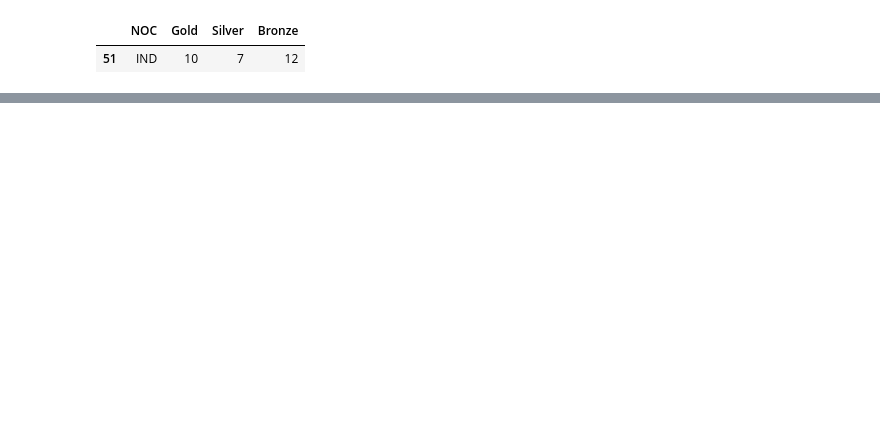
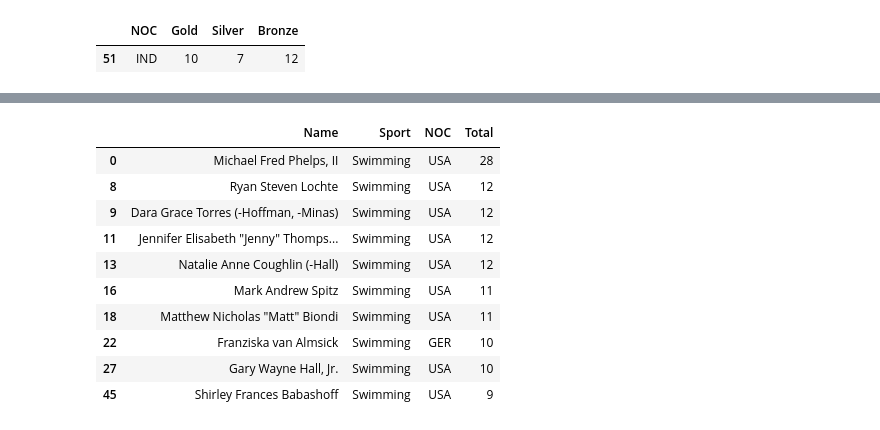
Before and after one commit to yaseenddar/A-I, a Jupyter notebook: DeepLearning/Projects/Olympic_Data_Analysis/Olympics_Analysis.ipynb, the cells around one changed output, grey strips where cells are left out. Saved outputs shown, nothing was run; the diff lists cells and outputs as text; code cells hidden in the pictures; blank space fills up the shorter version.

```diff
--- a/DeepLearning/Projects/Olympic_Data_Analysis/Olympics_Analysis.ipynb
+++ b/DeepLearning/Projects/Olympic_Data_Analysis/Olympics_Analysis.ipynb
@@ -205,3 +220,5 @@ medal_tally[medal_tally["NOC"] == "IND"]
 # %% [output]
 |  | NOC | Gold | Silver | Bronze |
 | 51 | IND | 10 | 7 | 12 |
+# %%
+final_df["Total"] = final_df["Gold"] + final_df["Silver"] + final_df["Bronze"]
@@ -207,0 +256,3 @@ medal_tally[medal_tally["NOC"] == "IND"]
+# %%
+final_df["Total"] = final_df["Gold"] + final_df["Silver"] + final_df["Bronze"]
+newdf = final_df.groupby(["region","Year"])[["Total"]].sum().sort_values(by=['Year','Total'],ascending=[True,False]).reset_index()
@@ -207,0 +275,38 @@ medal_tally[medal_tally["NOC"] == "IND"]
+# %%
+def top_10_data(final_df,sport):
+    # add total column
+    final_df["Total"] = final_df["Gold"] + final_df["Silver"] + final_df["Bronze"]
+    # Step 1: Rank all countries by total medals
+    new_df = (
+        final_df.groupby('Name')[["Total"]]
+        .sum()
+        .sort_values(by="Total", ascending=False)
+        .reset_index()
+    )
+
+    # Step 2: Merge, then break down by Sport — keep both Gold and Total
+    result = (
+        final_df.merge(new_df["Name"], on="Name")          # bring in top context
+        .groupby(["Name", "Sport","NOC"])[["Total"]]     # ✅ keep Total so sort works
+        .sum()
+        .sort_values(by="Total", ascending=False)           # ✅ now valid
+        .reset_index()
+    )
+    if(sport == "Overall"):
+        return result.head(10)
+    else:
+        return result[result["Sport"] == "Swimming"].head(10)
+# %%
+top_10_data(final_df,"Swimming")
+# %% [output]
+|  | Name | Sport | NOC | Total |
+| 0 | Michael Fred Phelps, II | Swimming | USA | 28 |
+| 8 | Ryan Steven Lochte | Swimming | USA | 12 |
+| 9 | Dara Grace Torres (-Hoffman, -Minas) | Swimming | USA | 12 |
+| 11 | Jennifer Elisabeth "Jenny" Thomps... | Swimming | USA | 12 |
+| 13 | Natalie Anne Coughlin (-Hall) | Swimming | USA | 12 |
+| 16 | Mark Andrew Spitz | Swimming | USA | 11 |
+| 18 | Matthew Nicholas "Matt" Biondi | Swimming | USA | 11 |
+| 22 | Franziska van Almsick | Swimming | GER | 10 |
+| 27 | Gary Wayne Hall, Jr. | Swimming | USA | 10 |
+| 45 | Shirley Frances Babashoff | Swimming | USA | 9 |
```
Also changed, not shown: parts of 14 cells of this notebook, 3 other files.
